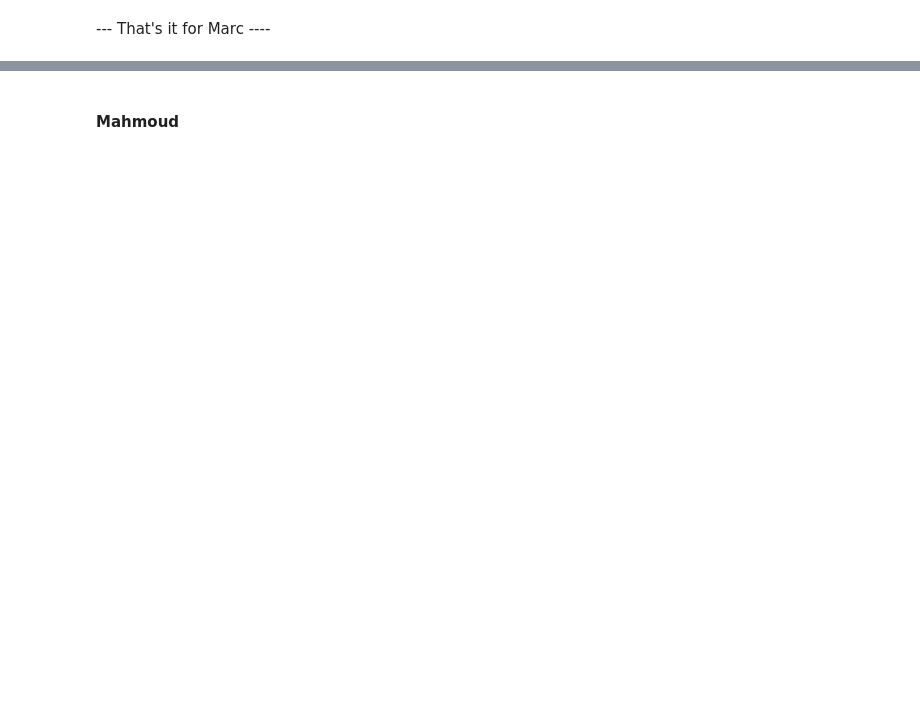
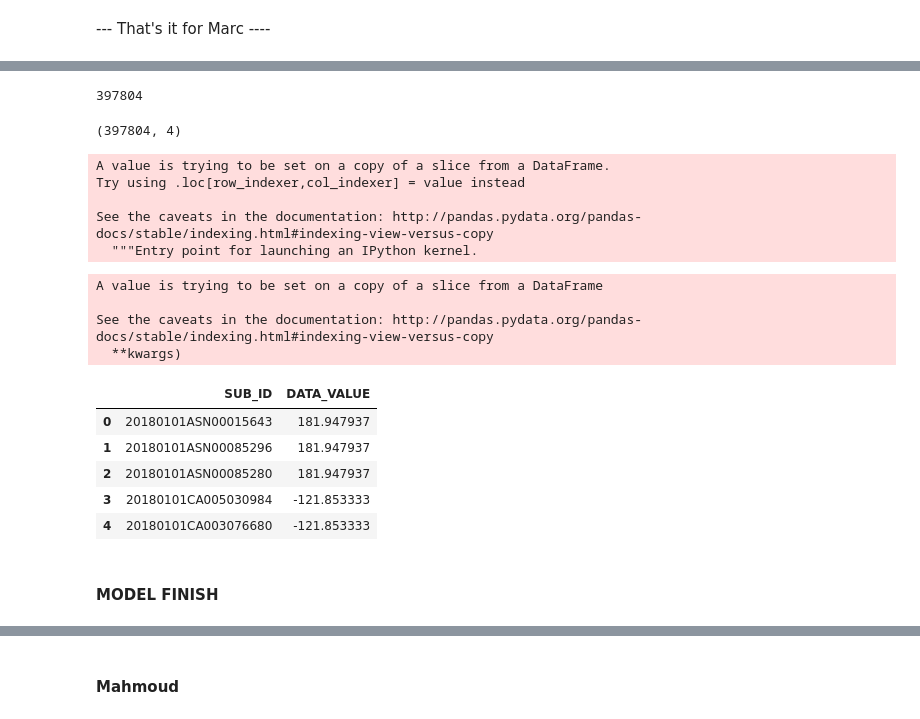
Before and after one commit to neha01mittal/dma-weather-pred, a Jupyter notebook: Lab5_working.ipynb, the cells around one changed output, grey strips where cells are left out. Drawn from its saved outputs; the diff is of its cells as text; code cells hidden in the pictures; blank space fills up the shorter version.

```diff
--- a/Lab5_working.ipynb
+++ b/Lab5_working.ipynb
@@ -360,0 +508,19 @@ df_final2.to_csv('dma_submission_2.csv', index = False, header = False)
+# %%
+#models
+#X = df_clean[['ID', 'state', 'date_mm_dd']]
+y = df_clean_intersection['mean']
+
+# X_test = df_2018_test[['ID', 'state', 'date_mm_dd']]
+from sklearn.linear_model import LinearRegression
+linreg = LinearRegression()
+linreg = linreg.fit(X_final, y)
+
+print(linreg.score(X_final,y))
+
+y_pred = linreg.predict(X_final)
+
+# print("Mean squared error: %.2f"
+#      % mean_squared_error(y_test, y_pred))
+
+#print(linreg.score(X_test,y_test))
+print(y_pred)
@@ -360,0 +537,10 @@ df_final2.to_csv('dma_submission_2.csv', index = False, header = False)
+# %%
+y_pred_2018 = linreg.predict(X_final_test)
+# %%
+len(y_pred_2018)
+# %% [output]
+397804
+# %%
+df_2018_test.shape
+# %% [output]
+(397804, 4)
@@ -360,0 +549,24 @@ df_final2.to_csv('dma_submission_2.csv', index = False, header = False)
+# %%
+df_final['mean'] = y_pred_2018
+# %% [output]
+A value is trying to be set on a copy of a slice from a DataFrame.
+Try using .loc[row_indexer,col_indexer] = value instead
+
+See the caveats in the documentation: http://pandas.pydata.org/pandas-docs/stable/indexing.html#indexing-view-versus-copy
+  """Entry point for launching an IPython kernel.
+# %%
+df_final.rename(columns={'mean':'DATA_VALUE'}, inplace=True)
+# %% [output]
+A value is trying to be set on a copy of a slice from a DataFrame
+
+See the caveats in the documentation: http://pandas.pydata.org/pandas-docs/stable/indexing.html#indexing-view-versus-copy
+  **kwargs)
+# %%
+df_final.head()
+# %% [output]
+|  | SUB_ID | DATA_VALUE |
+| 0 | 20180101ASN00015643 | 181.947937 |
+| 1 | 20180101ASN00085296 | 181.947937 |
+| 2 | 20180101ASN00085280 | 181.947937 |
+| 3 | 20180101CA005030984 | -121.853333 |
+| 4 | 20180101CA003076680 | -121.853333 |
@@ -360,0 +575,2 @@ df_final2.to_csv('dma_submission_2.csv', index = False, header = False)
+# %% [markdown]
+#### MODEL FINISH
```
Also changed, not shown: parts of 81 cells of this notebook.
